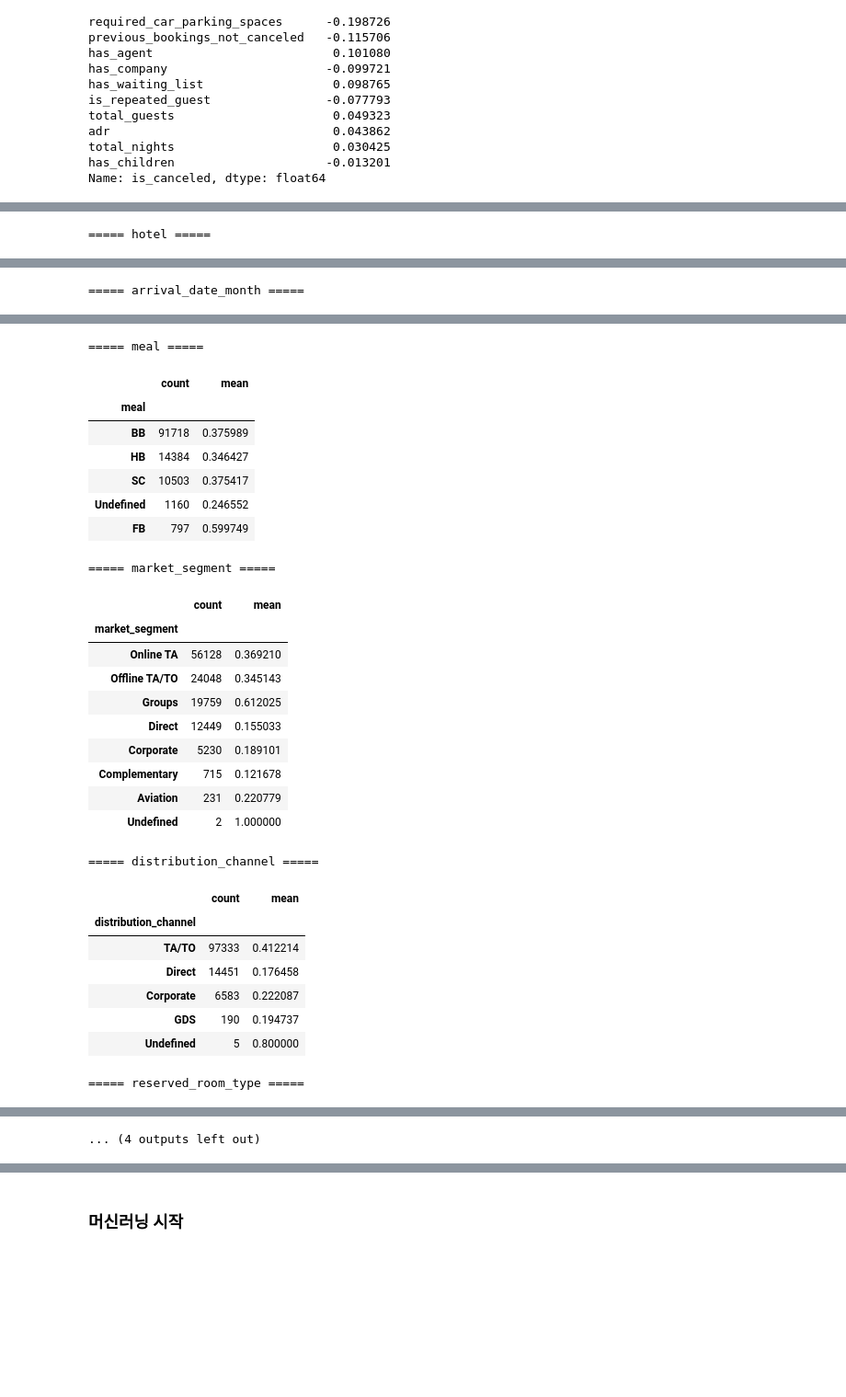
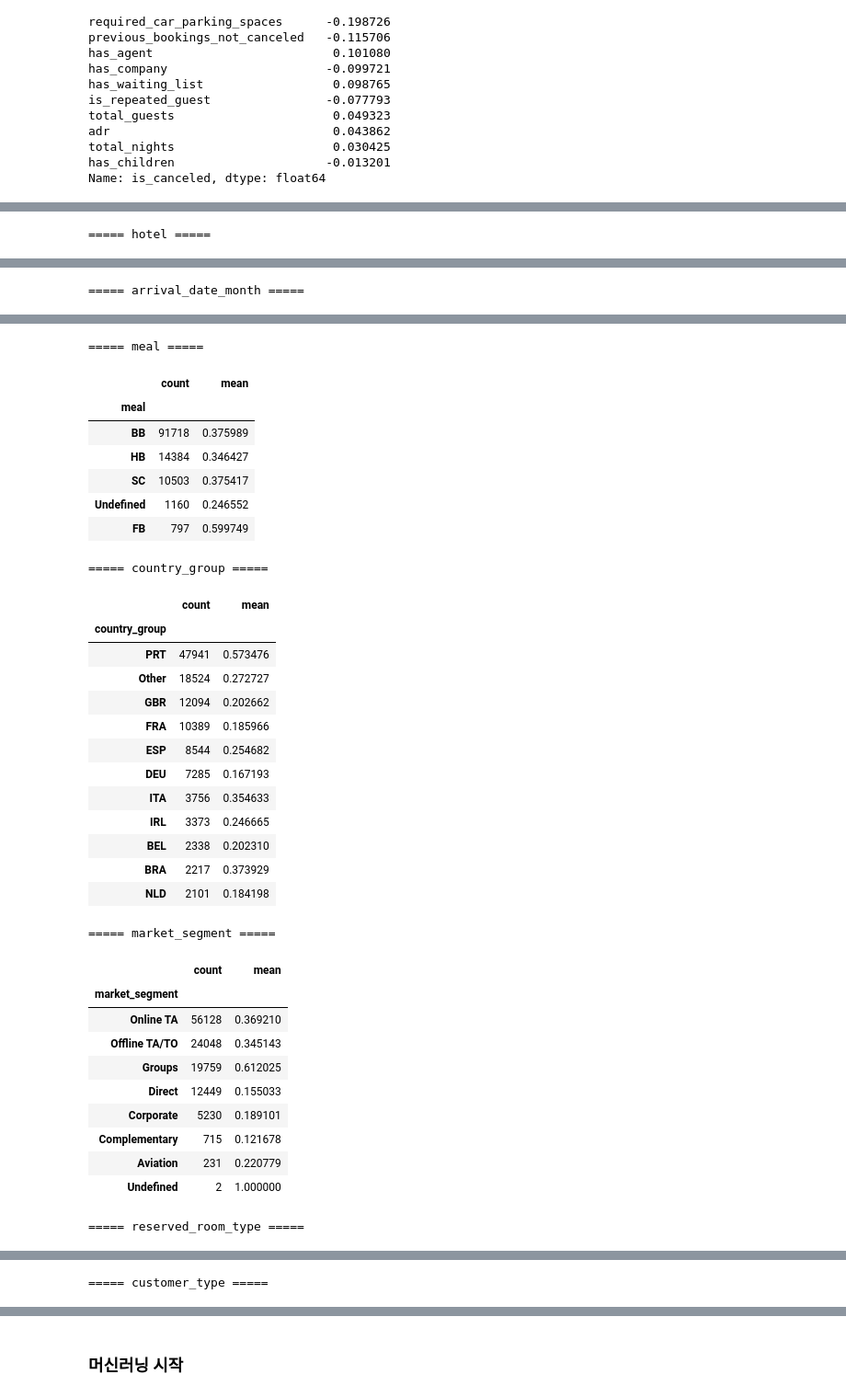
Before and after one commit to mseon94/Machine-Learning-PRJ, a Jupyter notebook: hotel_ml.ipynb, the cells around one changed output, grey strips where cells are left out. Shown at 92% size. Cells and saved outputs as stored; diff of their text form; code cells hidden in the pictures; blank space fills up the shorter version.

```diff
--- a/hotel_ml.ipynb
+++ b/hotel_ml.ipynb
@@ -240,11 +255,9 @@ categorical_cols = [
     "hotel",
     "arrival_date_month",
     "meal",
-    "country",
+    "country_group",
     "market_segment",
-    "distribution_channel",
     "reserved_room_type",
-    "deposit_type",
     "customer_type"
 ]
 # %%
@@ -262,9 +273,6 @@ deposit_type: 3개
 customer_type: 4개
 # %%
 for col in categorical_cols:
-    if col == "country":
-        continue
-
     print(f"\n===== {col} =====")
 
     result = (
@@ -277,51 +285,57 @@ for col in categorical_cols:
 # %% [output]
 ===== hotel =====
 |  | count | mean |
 | hotel |  |  |
 | City Hotel | 78897 | 0.419103 |
 | Resort Hotel | 39665 | 0.280071 |
 ===== arrival_date_month =====
 |  | count | mean |
 | arrival_date_month |  |  |
 | August | 13812 | 0.379163 |
 | July | 12585 | 0.376242 |
 | May | 11704 | 0.399436 |
 | October | 11063 | 0.383711 |
 | April | 11045 | 0.408782 |
 | June | 10891 | 0.416123 |
 | September | 10477 | 0.392670 |
 | March | 9716 | 0.323796 |
 | February | 7998 | 0.335834 |
 | November | 6712 | 0.315852 |
 | December | 6689 | 0.353865 |
 | January | 5870 | 0.307155 |
 ===== meal =====
 |  | count | mean |
 | meal |  |  |
 | BB | 91718 | 0.375989 |
 | HB | 14384 | 0.346427 |
 | SC | 10503 | 0.375417 |
 | Undefined | 1160 | 0.246552 |
 | FB | 797 | 0.599749 |
-===== market_segment =====
+===== country_group =====
 |  | count | mean |
-| market_segment |  |  |
-| Online TA | 56128 | 0.369210 |
-| Offline TA/TO | 24048 | 0.345143 |
-| Groups | 19759 | 0.612025 |
-| Direct | 12449 | 0.155033 |
-| Corporate | 5230 | 0.189101 |
-| Complementary | 715 | 0.121678 |
-| Aviation | 231 | 0.220779 |
-| Undefined | 2 | 1.000000 |
+| country_group |  |  |
+| PRT | 47941 | 0.573476 |
+| Other | 18524 | 0.272727 |
+| GBR | 12094 | 0.202662 |
+| FRA | 10389 | 0.185966 |
+| ESP | 8544 | 0.254682 |
+| DEU | 7285 | 0.167193 |
+| ITA | 3756 | 0.354633 |
+| IRL | 3373 | 0.246665 |
+| BEL | 2338 | 0.202310 |
+| BRA | 2217 | 0.373929 |
+| NLD | 2101 | 0.184198 |
-===== distribution_channel =====
+===== market_segment =====
 |  | count | mean |
-| distribution_channel |  |  |
-| TA/TO | 97333 | 0.412214 |
-| Direct | 14451 | 0.176458 |
-| Corporate | 6583 | 0.222087 |
-| GDS | 190 | 0.194737 |
-| Undefined | 5 | 0.800000 |
+| market_segment |  |  |
+| Online TA | 56128 | 0.369210 |
+| Offline TA/TO | 24048 | 0.345143 |
+| Groups | 19759 | 0.612025 |
+| Direct | 12449 | 0.155033 |
+| Corporate | 5230 | 0.189101 |
+| Complementary | 715 | 0.121678 |
+| Aviation | 231 | 0.220779 |
+| Undefined | 2 | 1.000000 |
 ===== reserved_room_type =====
 |  | count | mean |
 | reserved_room_type |  |  |
@@ -334,4 +348,4 @@ for col in categorical_cols:
 | C | 923 | 0.332611 |
 | H | 597 | 0.410385 |
 | L | 6 | 0.333333 |
-... (4 outputs left out)
+===== customer_type =====
```
Also changed, not shown: parts of 45 cells of this notebook, 3 other files.
